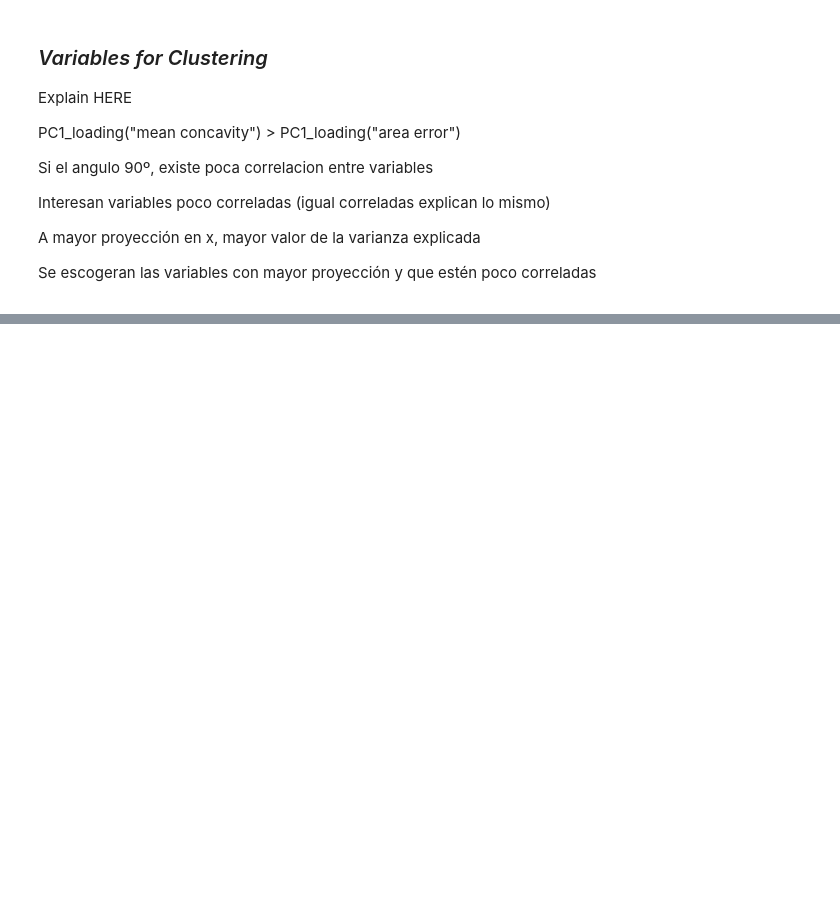
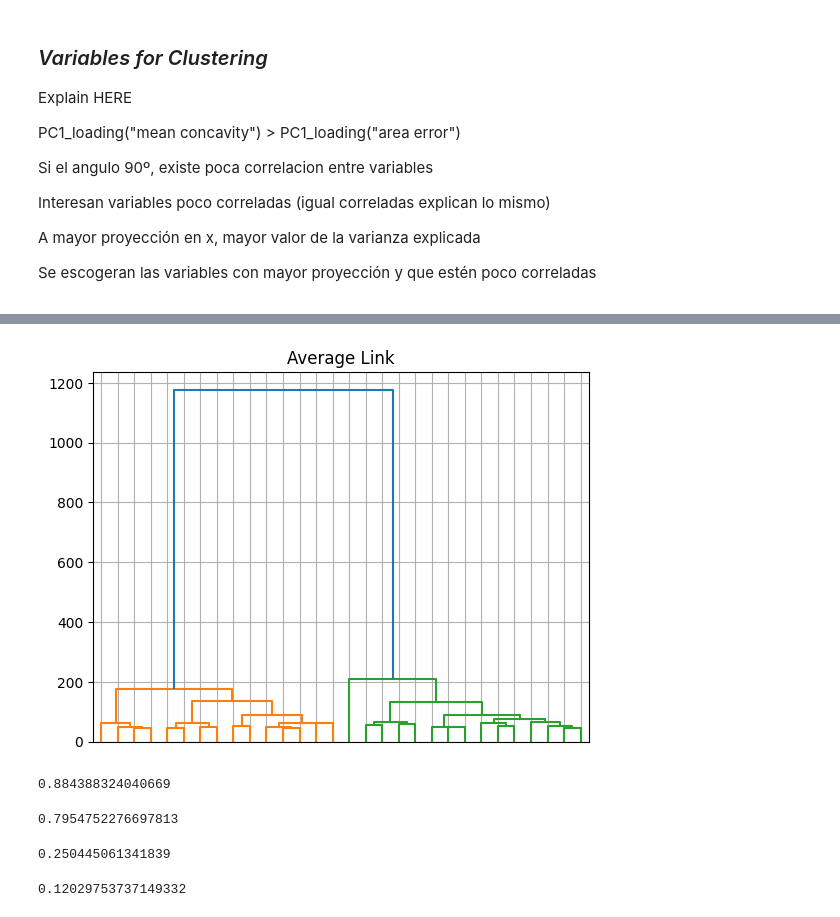
Before and after one commit to SergioCuencaNunez/ml3-bank-marketing, a Jupyter notebook: main.ipynb, the cells around one changed output, grey strips where cells are left out. Cells and saved outputs as stored; diff of their text form; code cells hidden in the pictures; blank space fills up the shorter version.

Commit message:
PCA completed and Start Clustering

```diff
--- a/main.ipynb
+++ b/main.ipynb
@@ -707,0 +731,22 @@ Se escogeran las variables con mayor proyección y que estén poco correladas
+# %%
+XTR, XTS, YTR, YTS = train_test_split(dfX, dfY,
+                                      test_size = 0.2,  # percentage preserved as test data
+                                      random_state = 1, # seed for replication
+                                      stratify = dfY)   # Preserves distribution of y
+# %%
+from scipy.spatial.distance import pdist
+
+clustering = AgglomerativeClustering(linkage = 'average', metric = 'manhattan').fit(XTR)
+cityDist = pdist(XTR, 'cityblock')
+# %%
+import scipy
+
+plt.figure()
+Z = scipy.cluster.hierarchy.linkage(cityDist, method='average')
+scipy.cluster.hierarchy.dendrogram(Z, truncate_mode='lastp')
+plt.title('Average Link')
+plt.tick_params(labelbottom = False)
+plt.grid(True)
+plt.show()
+# %% [output]
+[figure, added]
@@ -707,0 +759,19 @@ Se escogeran las variables con mayor proyección y que estén poco correladas
+# %%
+purity_score(YTS['subscribed'], clustering.fit_predict(XTS))
+# %% [output]
+0.884388324040669
+# %%
+from sklearn.metrics.cluster import rand_score
+rand_score(YTS['subscribed'], clustering.fit_predict(XTS))
+# %% [output]
+0.7954752276697813
+# %%
+from sklearn.metrics.cluster import adjusted_rand_score
+adjusted_rand_score(YTS['subscribed'], clustering.fit_predict(XTS))
+# %% [output]
+0.250445061341839
+# %%
+from sklearn.metrics.cluster import normalized_mutual_info_score
+normalized_mutual_info_score(YTS['subscribed'], clustering.fit_predict(XTS))
+# %% [output]
+0.12029753737149332
```
Also changed, not shown: parts of 17 cells of this notebook.
